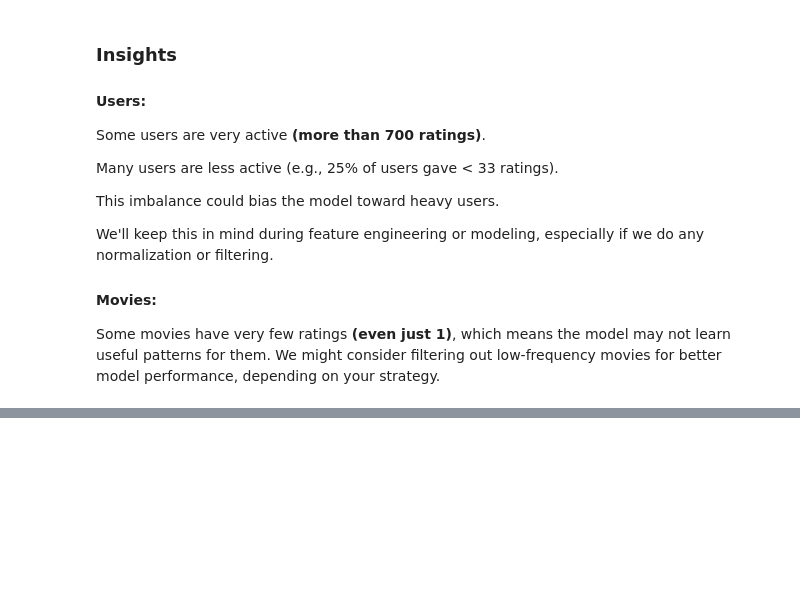
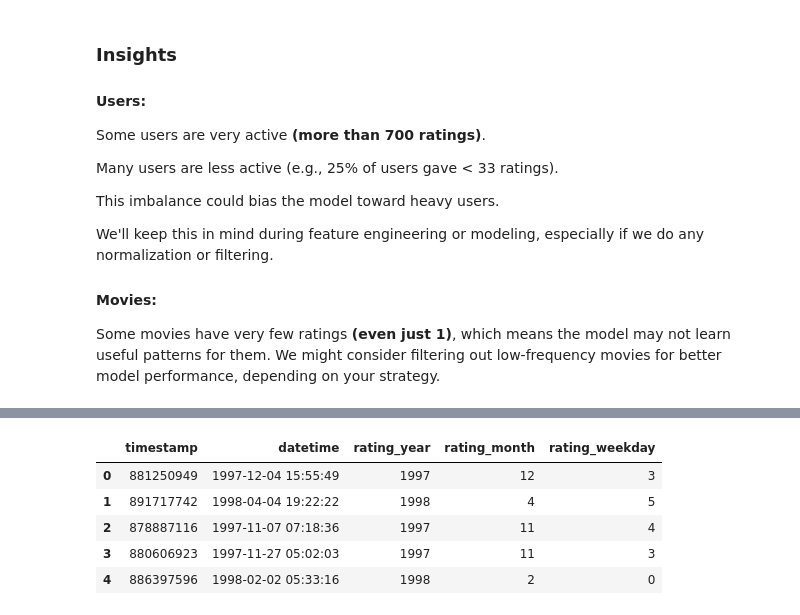
Before and after one commit to bhusalashish/Movie-Rating-Prediction, a Jupyter notebook: Supervised Learning Lab/lab1.ipynb, the cells around one changed output, grey strips where cells are left out. Saved outputs shown, nothing was run; the diff lists cells and outputs as text; code cells hidden in the pictures; blank space fills up the shorter version.

```diff
--- a/Supervised Learning Lab/lab1.ipynb
+++ b/Supervised Learning Lab/lab1.ipynb
@@ -197,0 +194,18 @@ We might consider filtering out low-frequency movies for better model performanc
+# %%
+# Convert UNIX timestamp to datetime format
+ratings_df['datetime'] = pd.to_datetime(ratings_df['timestamp'], unit='s')
+
+# Extract year, month, and weekday from datetime
+ratings_df['rating_year'] = ratings_df['datetime'].dt.year
+ratings_df['rating_month'] = ratings_df['datetime'].dt.month
+ratings_df['rating_weekday'] = ratings_df['datetime'].dt.weekday
+
+# Preview new features
+ratings_df[['timestamp', 'datetime', 'rating_year', 'rating_month', 'rating_weekday']].head()
+# %% [output]
+|  | timestamp | datetime | rating_year | rating_month | rating_weekday |
+| 0 | 881250949 | 1997-12-04 15:55:49 | 1997 | 12 | 3 |
+| 1 | 891717742 | 1998-04-04 19:22:22 | 1998 | 4 | 5 |
+| 2 | 878887116 | 1997-11-07 07:18:36 | 1997 | 11 | 4 |
+| 3 | 880606923 | 1997-11-27 05:02:03 | 1997 | 11 | 3 |
+| 4 | 886397596 | 1998-02-02 05:33:16 | 1998 | 2 | 0 |
```
Also changed, not shown: parts of 13 cells of this notebook.
